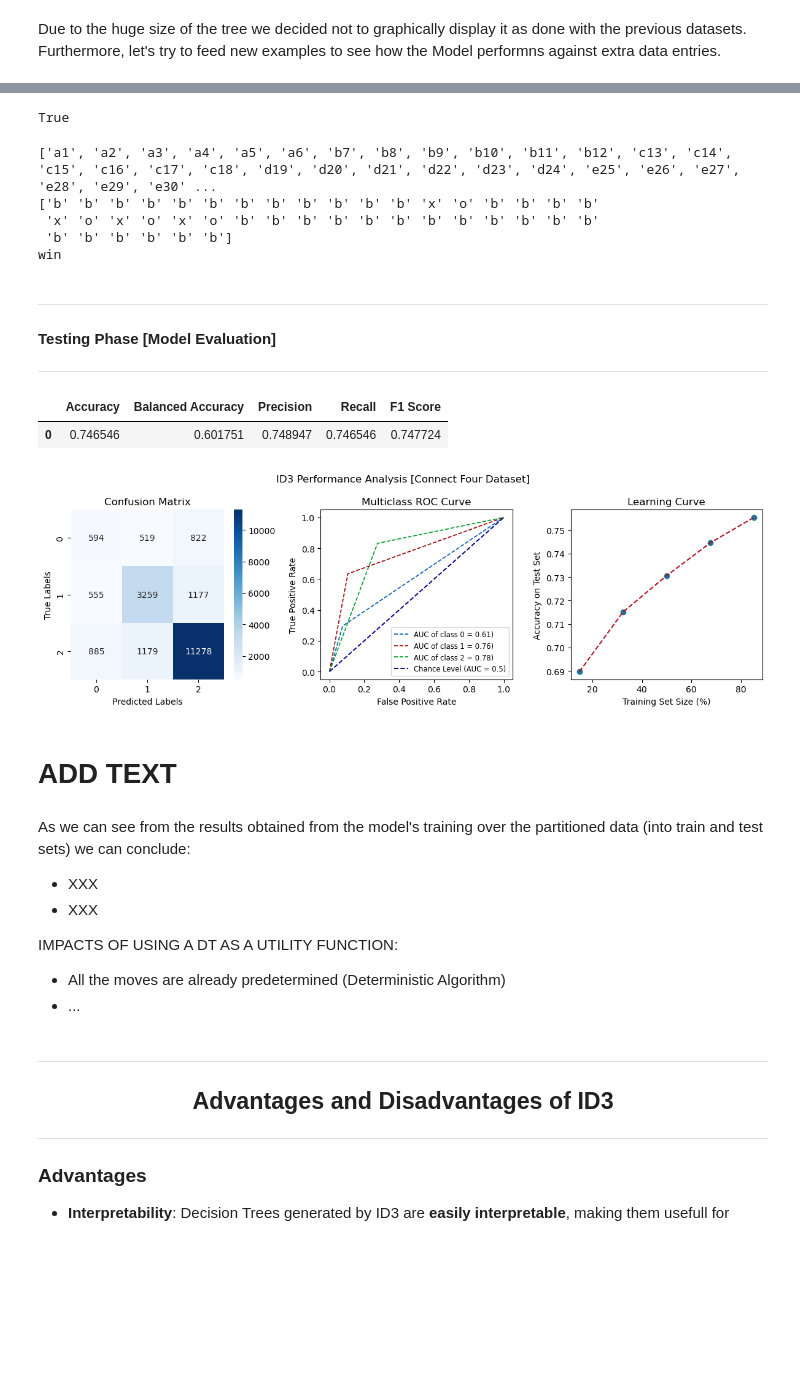
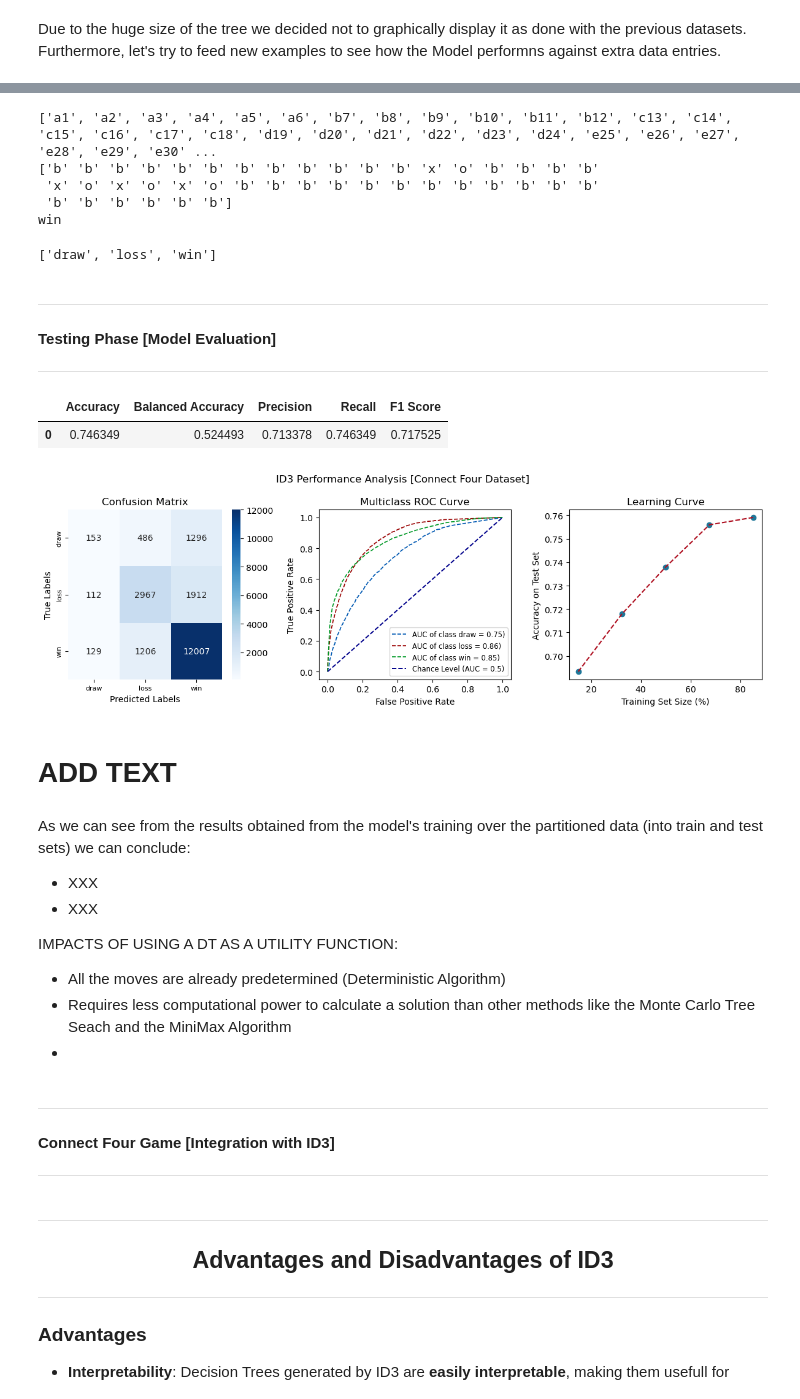
Before and after one commit to EstevesX10/AI-Decision-Trees-ID3, a Jupyter notebook: Decision Trees - ID3/Decision_Trees_ID3.ipynb, the cells around one changed output, grey strips where cells are left out. Drawn from its saved outputs; the diff is of its cells as text; code cells hidden in the pictures; blank space fills up the shorter version.

Commit message:
Continued working on the integration of ID3 with the Connect Four Game

```diff
--- a/Decision Trees - ID3/Decision_Trees_ID3.ipynb
+++ b/Decision Trees - ID3/Decision_Trees_ID3.ipynb
@@ -269,7 +271,7 @@ class Node:
             self.class_proba = [0 for _ in range(len(target_values))]
 # %%
 class DecisionTree:
-    def __init__(self, min_samples_split=1, max_depth=20, n_features=None):
+    def __init__(self, min_samples_split=1, max_depth=10, n_features=None):
         # Amount of Samples needed to perform a split
         self.min_samples_split = min_samples_split
 
@@ -1140,7 +1142,7 @@ Name: proportion, dtype: float64
 As previously seen, the data splitting continues to be stratified which allows for both sets to maintain an aproximate distribution of target values.
 # %%
 # Training the Decision Tree
-connectfour_dt = DecisionTree()
+connectfour_dt = DecisionTree(max_depth=10, min_samples_split=100)
 connectfour_dt.fit(x_train, y_train)
 # %%
 # Train
@@ -1231,11 +1174,9 @@ def convert_board_into_sample(board):
 # %%
-# Convert it back into a sample configuration
-sample = convert_board_into_sample(board)
-
-# Successful inverse conversion
-list(sample) == board_list
+# # Convert it back into a sample configuration
+# sample = convert_board_into_sample(board)
+#
+# # Successful inverse conversion
+# list(sample) == board_list
-# %% [output]
-True
 # %%
 # Testing the Decision Tree with new Examples [The sample is tilted to the right]
 input_values = np.array([['b', 'b',	'b', 'b', 'b', 'b',
@@ -1265,6 +1206,10 @@ print()
  'x' 'o' 'x' 'o' 'x' 'o' 'b' 'b' 'b' 'b' 'b' 'b' 'b' 'b' 'b' 'b' 'b' 'b'
  'b' 'b' 'b' 'b' 'b' 'b']
 win
+# %%
+list(connectfour.target_encoder.inverse_transform([0, 1, 2]))
+# %% [output]
+['draw', 'loss', 'win']
 # %% [markdown]
 ---
 #### Testing Phase [Model Evaluation]
@@ -1282,18 +1227,18 @@ except:
 connectfour_metrics_df
 # %% [output]
 |  | Accuracy | Balanced Accuracy | Precision | Recall | F1 Score |
-| 0 | 0.746546 | 0.601751 | 0.748947 | 0.746546 | 0.747724 |
+| 0 | 0.746349 | 0.524493 | 0.713378 | 0.746349 | 0.717525 |
 # %%
 # Plotting the Confusion Matrix and the Learning Curve
 try:
     connectfour_points = Load_json_file('./Experimental Results/Learning Curve Points/connectfour.json')['LC_Points']
 except:
     connectfour_points = calc_learning_curve_points(DecisionTree, connectfour.data, connectfour.target, n_itr=2, min_train_samples=10000, n_points=5)
     Save_json_file({'LC_Points':connectfour_points}, './Experimental Results/Learning Curve Points/connectfour.json')
 
-Plot_Model_Stats(connectfour_dt, connectfour_points, x_test, y_test, Title='ID3 Performance Analysis [Connect Four Dataset]')
+Plot_Model_Stats(connectfour_dt, connectfour_points, connectfour, x_test, y_test, Title='ID3 Performance Analysis [Connect Four Dataset]')
 # %% [output]
-[figure, old version]
+[figure, new version]
 # %% [markdown]
 # ADD TEXT
 # %% [markdown]
@@ -1305,4 +1250,9 @@ As we can see from the results obtained from the model's training over the parti
 IMPACTS OF USING A DT AS A UTILITY FUNCTION:
 
 - All the moves are already predetermined (Deterministic Algorithm)
-- ...
+- Requires less computational power to calculate a solution than other methods like the Monte Carlo Tree Seach and the MiniMax Algorithm
+-
+# %% [markdown]
+---
+#### Connect Four Game [Integration with ID3]
+---
```
Also changed, not shown: parts of 17 cells of this notebook, 1 other file.
